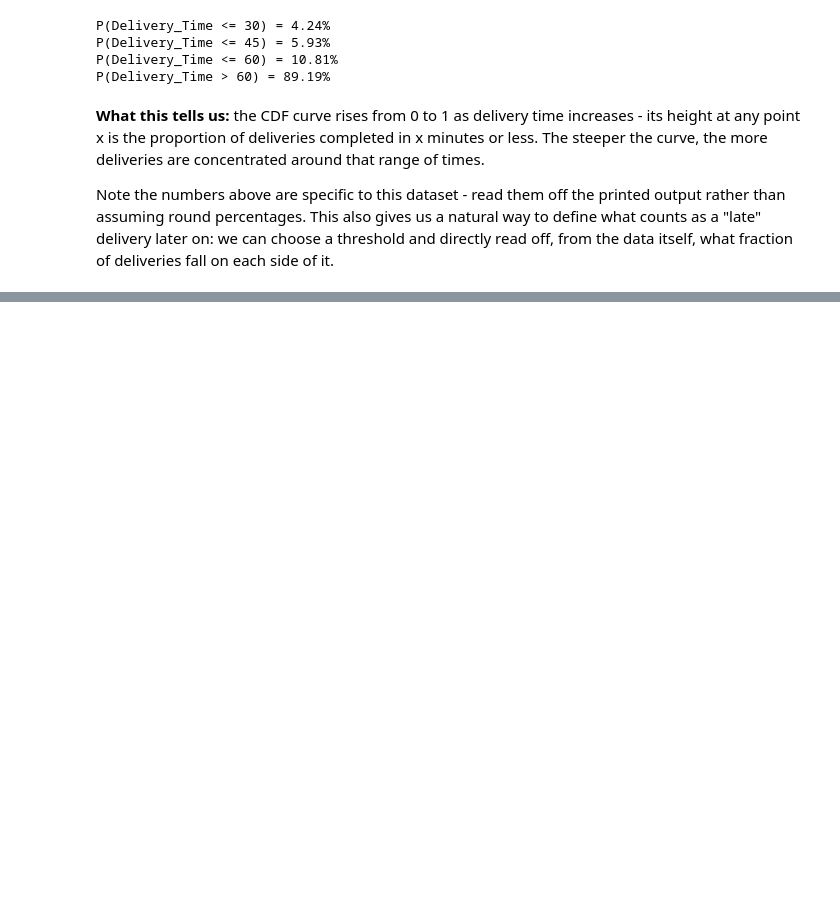
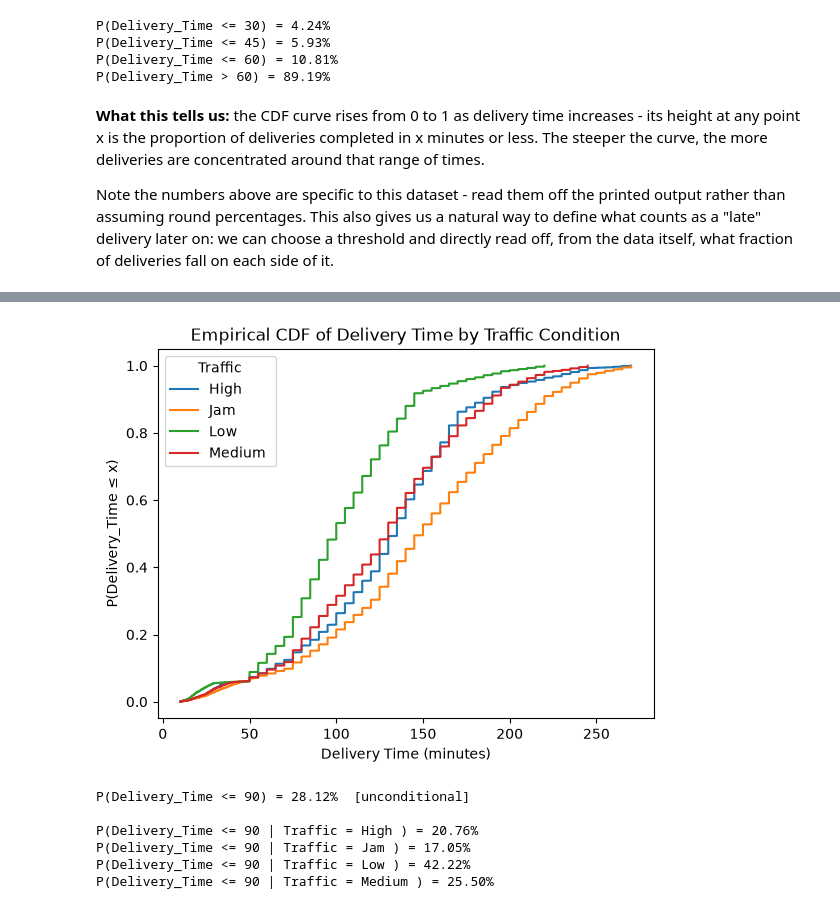
Before and after one commit to Michael-Nyawade/amazon-delivery-pmf-pdf-cdf, a Jupyter notebook: amazon-delivery.ipynb, the cells around one changed output, grey strips where cells are left out. Saved outputs shown, nothing was run; the diff lists cells and outputs as text; code cells hidden in the pictures; blank space fills up the shorter version.

Commit message:
Compare delivery time distributions by traffic condition

```diff
--- a/amazon-delivery.ipynb
+++ b/amazon-delivery.ipynb
@@ -287,0 +302,35 @@ Note the numbers above are specific to this dataset - read them off the printed
+# %%
+# Empirical CDF of delivery time, split by traffic condition
+plt.figure()
+
+for traffic_level in sorted(df["Traffic"].unique()):
+    subset = df.loc[df["Traffic"] == traffic_level, "Delivery_Time"]
+    sorted_subset = np.sort(subset)
+    cumulative_prob = np.arange(1, len(sorted_subset) + 1) / len(sorted_subset)
+    plt.plot(sorted_subset, cumulative_prob, label=traffic_level)
+
+plt.xlabel("Delivery Time (minutes)")
+plt.ylabel("P(Delivery_Time ≤ x)")
+plt.title("Empirical CDF of Delivery Time by Traffic Condition")
+plt.legend(title="Traffic")
+plt.show()
+# %% [output]
+[figure, added]
+# %%
+# Conditional probabilities at a fixed threshold, compared to the unconditional case
+threshold = 90
+
+overall_prob = empirical_cdf(threshold, df["Delivery_Time"])
+print(f"P(Delivery_Time <= {threshold}) = {overall_prob:.2%}  [unconditional]\n")
+
+for traffic_level in sorted(df["Traffic"].unique()):
+    subset = df.loc[df["Traffic"] == traffic_level, "Delivery_Time"]
+    conditional_prob = empirical_cdf(threshold, subset)
+    print(f"P(Delivery_Time <= {threshold} | Traffic = {traffic_level}) = {conditional_prob:.2%}")
+# %% [output]
+P(Delivery_Time <= 90) = 28.12%  [unconditional]
+
+P(Delivery_Time <= 90 | Traffic = High ) = 20.76%
+P(Delivery_Time <= 90 | Traffic = Jam ) = 17.05%
+P(Delivery_Time <= 90 | Traffic = Low ) = 42.22%
+P(Delivery_Time <= 90 | Traffic = Medium ) = 25.50%
```
Also changed, not shown: parts of 2 cells of this notebook.
